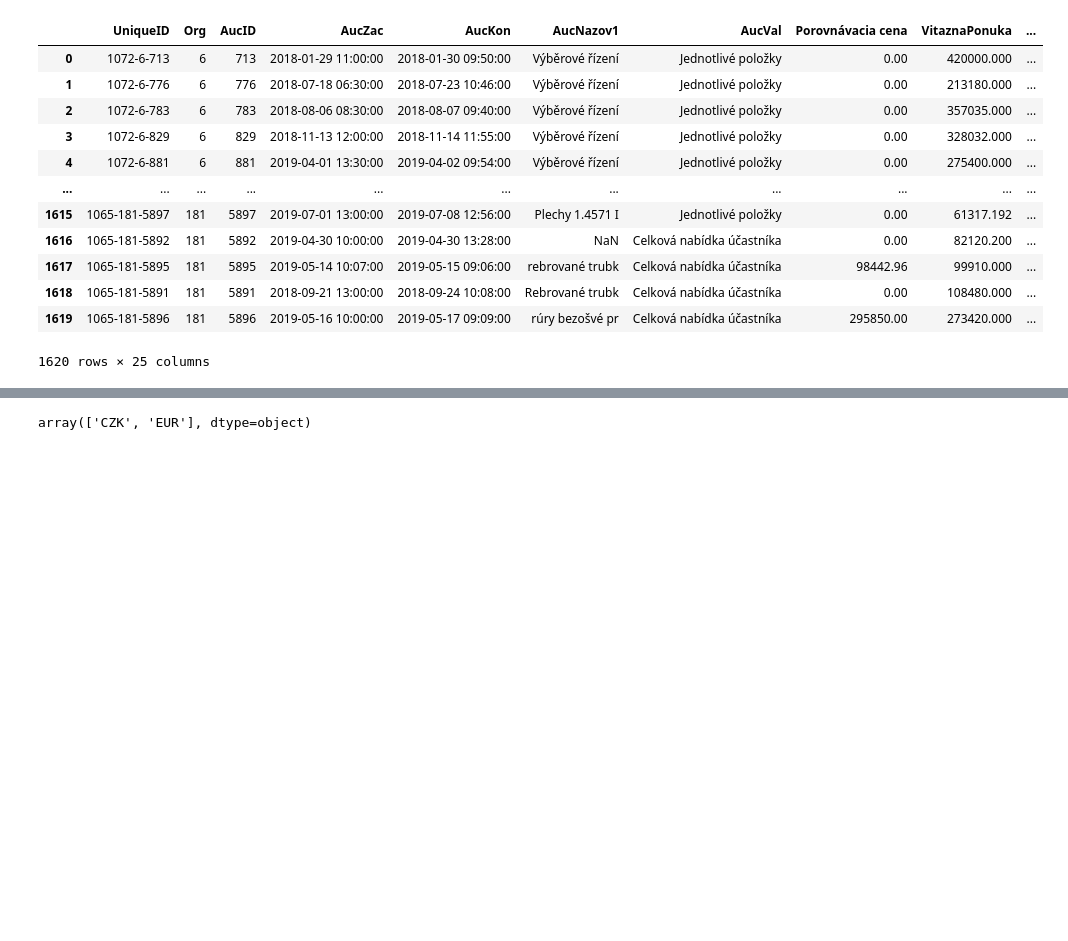
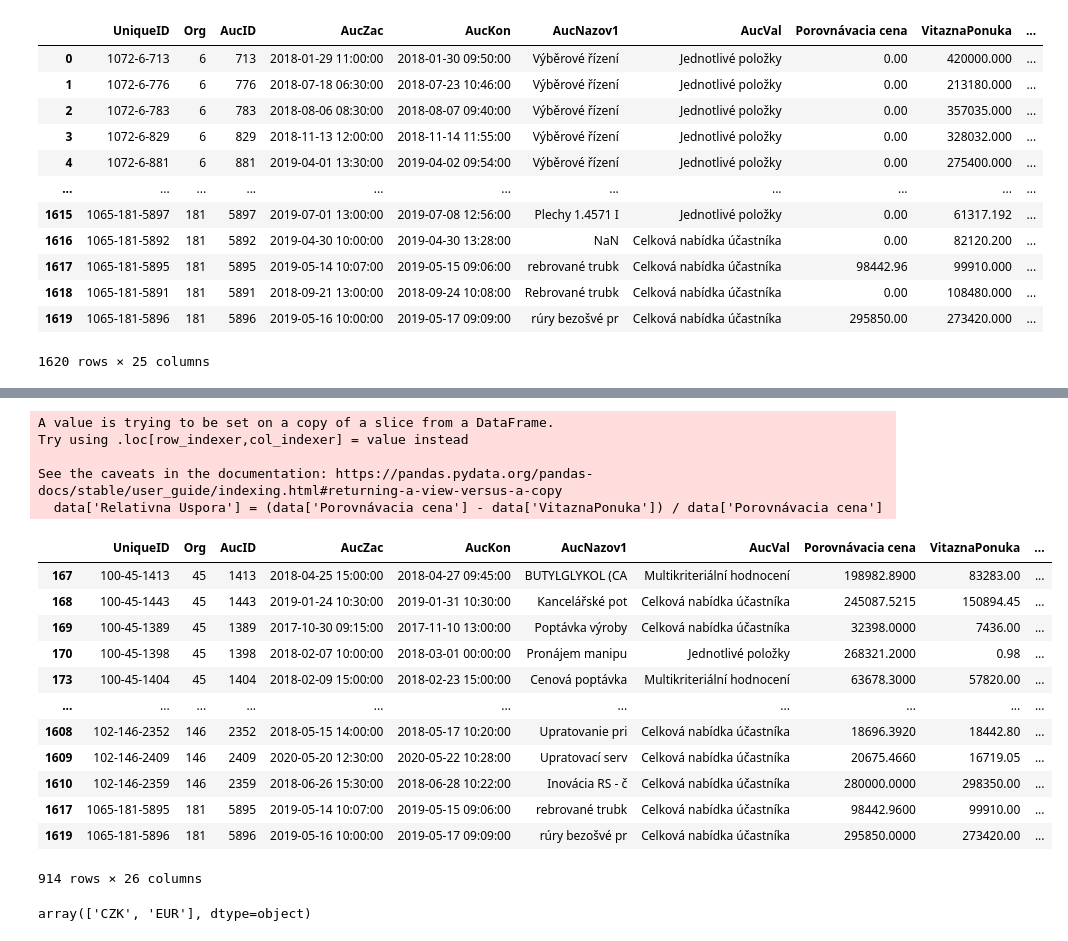
Before and after one commit to Sebion/ElektronickeObchodovanie, a Jupyter notebook: upravy.ipynb, the cells around one changed output, grey strips where cells are left out. Saved outputs shown, nothing was run; the diff lists cells and outputs as text; code cells hidden in the pictures; blank space fills up the shorter version.

```diff
--- a/upravy.ipynb
+++ b/upravy.ipynb
@@ -19,0 +53,24 @@ data
+# %%
+# Create new attribute 'relativna uspora' in data
+data['Relativna Uspora'] = (data['Porovnávacia cena'] - data['VitaznaPonuka']) / data['Porovnávacia cena']
+# Now data contains the new attribute 'relativna uspora'
+data
+# %% [output]
+A value is trying to be set on a copy of a slice from a DataFrame.
+Try using .loc[row_indexer,col_indexer] = value instead
+
+See the caveats in the documentation: https://pandas.pydata.org/pandas-docs/stable/user_guide/indexing.html#returning-a-view-versus-a-copy
+  data['Relativna Uspora'] = (data['Porovnávacia cena'] - data['VitaznaPonuka']) / data['Porovnávacia cena']
+|  | UniqueID | Org | AucID | AucZac | AucKon | AucNazov1 | AucVal | Porovnávacia cena | VitaznaPonuka | ... |
+| 167 | 100-45-1413 | 45 | 1413 | 2018-04-25 15:00:00 | 2018-04-27 09:45:00 | BUTYLGLYKOL (CA | Multikriteriální hodnocení | 198982.8900 | 83283.00 | ... |
+| 168 | 100-45-1443 | 45 | 1443 | 2019-01-24 10:30:00 | 2019-01-31 10:30:00 | Kancelářské pot | Celková nabídka účastníka | 245087.5215 | 150894.45 | ... |
+| 169 | 100-45-1389 | 45 | 1389 | 2017-10-30 09:15:00 | 2017-11-10 13:00:00 | Poptávka výroby | Celková nabídka účastníka | 32398.0000 | 7436.00 | ... |
+| 170 | 100-45-1398 | 45 | 1398 | 2018-02-07 10:00:00 | 2018-03-01 00:00:00 | Pronájem manipu | Jednotlivé položky | 268321.2000 | 0.98 | ... |
+| 173 | 100-45-1404 | 45 | 1404 | 2018-02-09 15:00:00 | 2018-02-23 15:00:00 | Cenová poptávka | Multikriteriální hodnocení | 63678.3000 | 57820.00 | ... |
+| ... | ... | ... | ... | ... | ... | ... | ... | ... | ... | ... |
+| 1608 | 102-146-2352 | 146 | 2352 | 2018-05-15 14:00:00 | 2018-05-17 10:20:00 | Upratovanie pri | Celková nabídka účastníka | 18696.3920 | 18442.80 | ... |
+| 1609 | 102-146-2409 | 146 | 2409 | 2020-05-20 12:30:00 | 2020-05-22 10:28:00 | Upratovací serv | Celková nabídka účastníka | 20675.4660 | 16719.05 | ... |
+| 1610 | 102-146-2359 | 146 | 2359 | 2018-06-26 15:30:00 | 2018-06-28 10:22:00 | Inovácia RS - č | Celková nabídka účastníka | 280000.0000 | 298350.00 | ... |
+| 1617 | 1065-181-5895 | 181 | 5895 | 2019-05-14 10:07:00 | 2019-05-15 09:06:00 | rebrované trubk | Celková nabídka účastníka | 98442.9600 | 99910.00 | ... |
+| 1619 | 1065-181-5896 | 181 | 5896 | 2019-05-16 10:00:00 | 2019-05-17 09:09:00 | rúry bezošvé pr | Celková nabídka účastníka | 295850.0000 | 273420.00 | ... |
+914 rows × 26 columns
```
Also changed, not shown: parts of 13 cells of this notebook, 6 other files.
